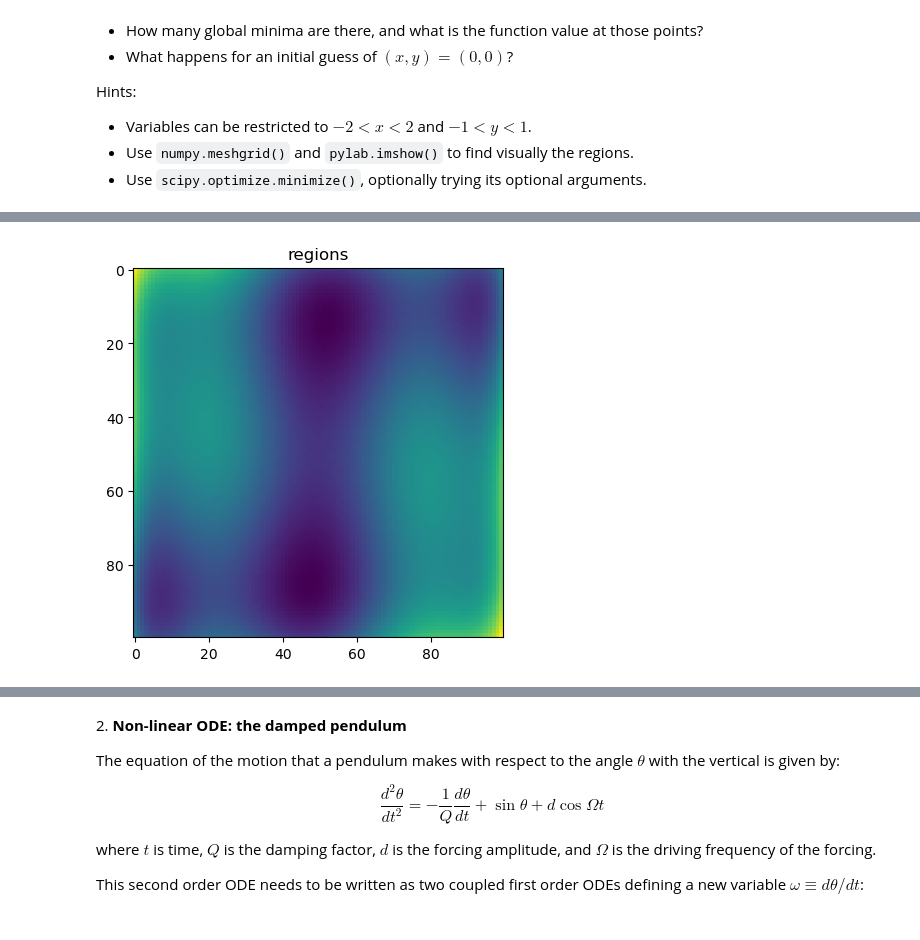
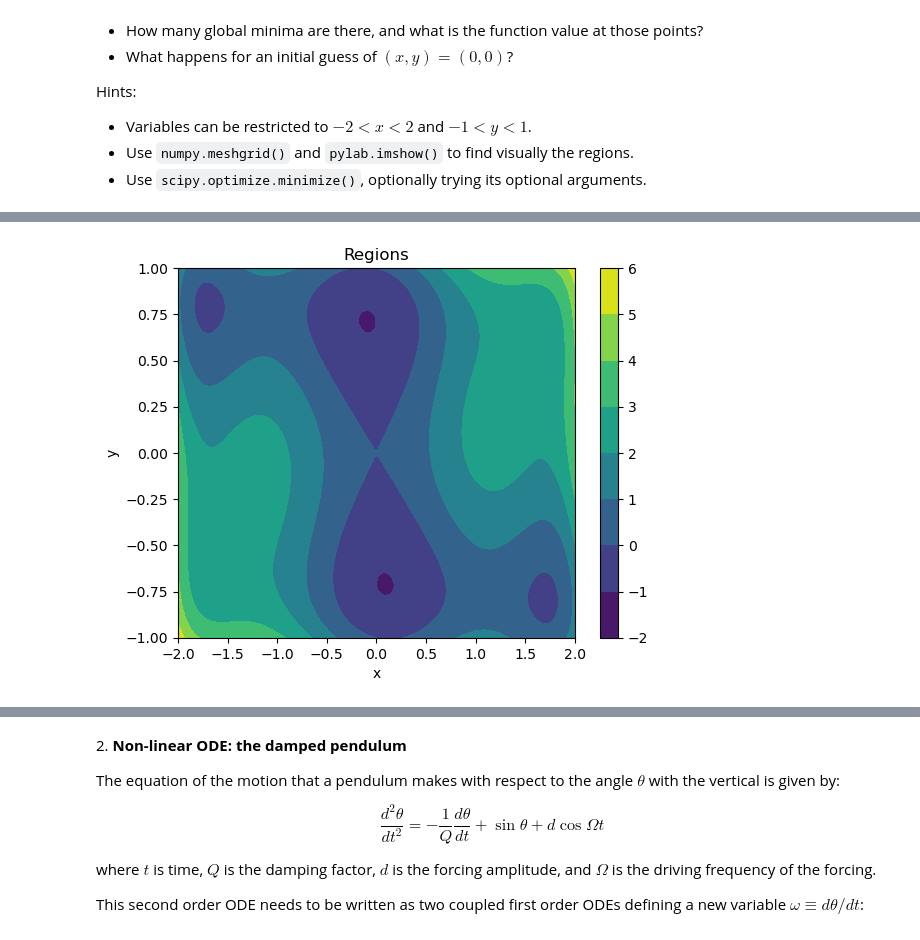
Before and after one commit to anais2412/ScientificComputingWithPython2022, a Jupyter notebook: 09ex_numerical.ipynb, the cells around one changed output, grey strips where cells are left out. Drawn from its saved outputs; the diff is of its cells as text; code cells hidden in the pictures.

```diff
--- a/09ex_numerical.ipynb
+++ b/09ex_numerical.ipynb
@@ -20,26 +20,80 @@ import matplotlib.pyplot as plt
 from scipy import optimize
 from pylab import *
 
-#1.
-def f(x):
-    return ((4-2.1*x[0]**2 + x[0]**4/3)*x[0]**2 + x[0]*x[1] + (4*x[1]**2-4)*x[1]**2)
+## 1.
+def f(U):
+    return ((4-2.1*U[0]**2 + U[0]**4/3)*U[0]**2 + U[0]*U[1] + (4*U[1]**2-4)*U[1]**2)
 
 x = np.linspace(-2, 2, 100)
 y = np.linspace(-1, 1, 100)
+
 X, Y = np.meshgrid(x, y)
 Z = f([X,Y])
-fig, ax = plt.subplots()
-ax.imshow(Z)
-plt.title('regions')
-plt.show()
+plt.figure()
+plt.contourf(x, y, Z)
+plt.title('Regions')
+plt.xlabel('x')
+plt.ylabel('y')
+plt.colorbar()
+# We can see over this meshgrid 2 minima around x = 0 and y = -0.75 and y = 0.75
 
 #lower = np.random.uniform(-2, 2, 100)
 #upper = np.linspace(-1, 1, 100)
-initial_guess = (0, 0)
-res = optimize.minimize(f, initial_guess)
-solution = optimize.minimize(f,initial_guess)#, args=(5,), bracket=(l, u)) for (l, u) in zip(lower, upper)]
-plt.plot(x, f([x,y]))
-plt.axvline(solution['x'], color='r')
+#initial_guess = (0, 0)
+#res = optimize.minimize(f, initial_guess)
+#solution = optimize.minimize(f,initial_guess)#, args=(5,), bracket=(l, u)) for (l, u) in zip(lower, upper)]
+#plt.plot(x, f([x,y]))
+#plt.axvline(solution['x'], color='r')
 
 #plt.axvline(solution['x'], color='r')
+
+#plot the function in 3D
+plt.figure()
+ax = plt.axes(projection='3d')
+#we change the point of view to better sew the minimums
+ax.view_init(50, 105)
+ax.set_xlabel('x')
+ax.set_ylabel('y')
+ax.plot_surface(X, Y, Z, rstride=1, cstride=1,
+                       cmap='viridis', edgecolor='none')
+ax.set_title('function');
+
+#We find the two global minimabsa : [0, -0.7] and [0, 0.7]
+print(f([0, -0.7]))
+print(f([0, 0.7]))
+
+## 2.
+#They have the same values so it is like one global minimum
+#However, the two global minimum => local minimum
+#We got the two minimum values of the function at the same value -0.9996.
+#To find the two global minimum, we need to search with two different first values
+#These two "global" minimum are the local minimum of the function
+
+# Initial guess:
+x0 = [0, -0.7]
+
+res = optimize.minimize(f, x0)
+solution = res['x']
+evaluation = f(solution)
+
+print('Solution for x0 = [0, -0.7] : f(%s) = %.5f' % (solution, evaluation))
+
+
+# Initial guess:
+x1 = [0, 0.7]
+res = optimize.minimize(f, x1)
+solution1 = res['x']
+evaluation1 = f(solution1)
+print('Solution for x1 = [0, 0.7]: f(%s) = %.5f' % (solution1, evaluation1))
+
+# We clearly have the same function value of those global minima, which is -1.03163.
+
+
+## 3. Initial guess at (0,0)
+x2 = [0, 0]
+res = optimize.minimize(f, x2)
+solution2 = res['x']
+evaluation2 = f(solution2)
+print('Solution for x2 = [0, 0]: f(%s) = %.5f' % (solution2, evaluation2))
+# We obtain for (0,0) the function value equal to 0
 # %% [output]
@@ -46 +105 @@ plt.axvline(solution['x'], color='r')
-[figure, old version]
+[figure, new version]
```
Also changed, not shown: parts of 4 cells of this notebook, 25 other files.
